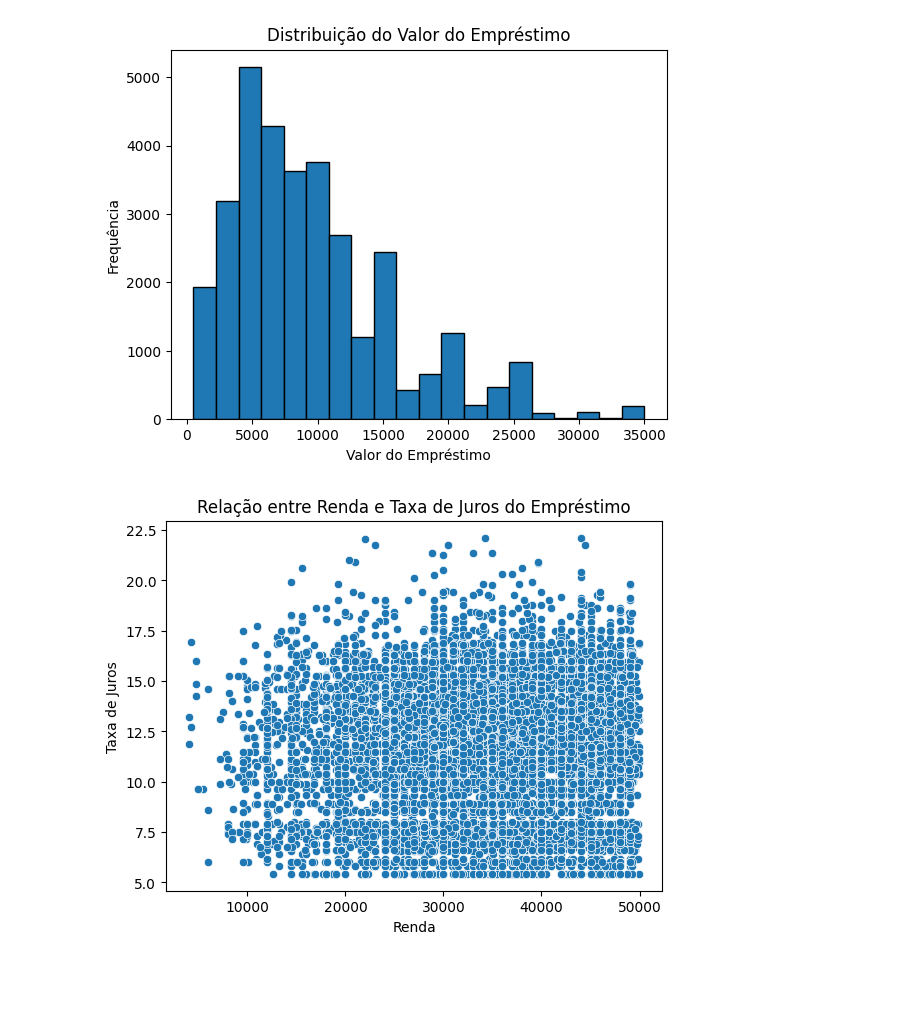
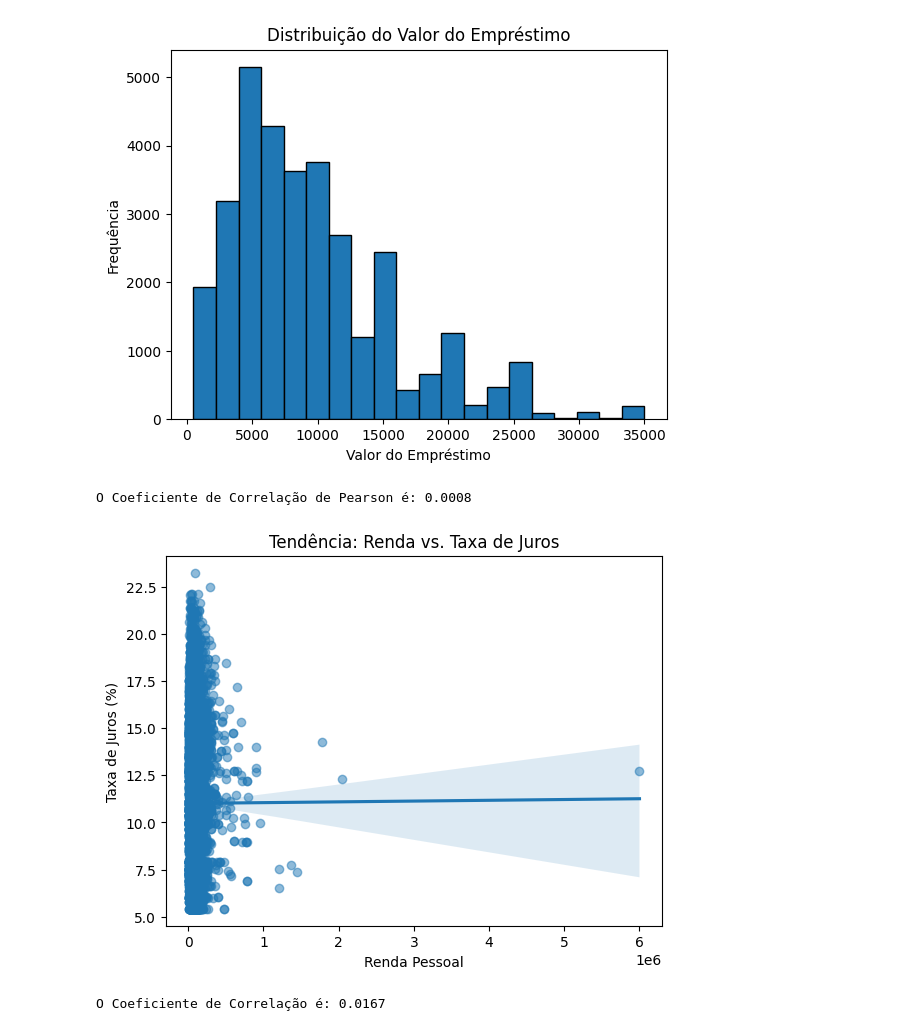
Before and after one commit to marcosaraujoCL/projeto-aplicado-inclusao-financeira, a Jupyter notebook: notebooks/AED.ipynb, the cells around one changed output. Cells and saved outputs as stored; diff of their text form; code cells hidden in the pictures; blank space fills up the shorter version.

```diff
--- a/notebooks/AED.ipynb
+++ b/notebooks/AED.ipynb
@@ -31,15 +33,54 @@ plt.ylabel('Frequência')
 plt.show()
 # %% [output]
 [figure]
-# %%
-import seaborn as sns
-import matplotlib.pyplot as plt
-
-df_filtrado = df[df['person_income'] < 50000]
-sns.scatterplot(data=df_filtrado, x='person_income', y='loan_int_rate')
-plt.title('Relação entre Renda e Taxa de Juros do Empréstimo')
-plt.xlabel('Renda')
-plt.ylabel('Taxa de Juros')
-plt.show()
-# %% [output]
-[figure, removed]
+# %%
+# --- ANÁLISE DE CORRELAÇÃO: RENDA PESSOAL vs. TAXA DE JUROS ---
+#  O coeficiente varia de -1 a 1 e indica a força da relação linear entre Renda e Juros:
+
+# 1. Próximo de -1 (Correlação Negativa Forte):
+#  ndica que quanto maior a renda, menores tendem a ser os juros.
+
+# 2. Próximo de 0 (Correlação Linear Fraca ou Ausente):
+#  Indica que não há uma relação linear relevante entre as variáveis.
+# Nesse caso, a renda isoladamente não influencia significativamente a taxa de juros
+
+# 3. Próximo de 1 (Correlação Positiva Forte):
+#  Indica que quanto maior a renda, maiores tendem a ser os juros.
+
+correlacao_renda_pessoal = df['person_income'].corr(df['loan_int_rate'])
+
+print(f"O Coeficiente de Correlação é: {correlacao_renda_pessoal:.4f}")
+# %% [output]
+O Coeficiente de Correlação de Pearson é: 0.0008
+# %%
+# Gráfico de Tendência: Renda vs. Juros
+sns.regplot(data=df, x='person_income', y='loan_int_rate', scatter_kws={'alpha':0.5})
+plt.title('Tendência: Renda vs. Taxa de Juros')
+plt.xlabel('Renda Pessoal')
+plt.ylabel('Taxa de Juros (%)')
+plt.show()
+# %% [output]
+[figure, added]
+# %%
+# --- ANÁLISE DE CORRELAÇÃO: HISTÓRICO DE CRÉDITO vs. TAXA DE JUROS ---
+# O Coeficiente de Pearson avalia a relação linear entre o histórico de crédito e a taxa de juros:
+
+# 1. Próximo de -1:
+# Indica que quanto maior o histórico, menor tende a ser a taxa de juros.
+
+# 2. Próximo de 0:
+# Indica ausência de relação linear relevante entre as variáveis.
+# Nesse caso, o histórico de crédito isoladamente não parece influenciar bem a taxa de juros.
+
+# 3. Próximo de 1:
+# Indica que quanto maior o histórico, maior tende a ser a taxa de juros.
+
+# RESULTADO OBTIDO: 0.0167 (Praticamente zero)
+# CONCLUSÃO: O tempo de histórico de crédito (cb_person_cred_hist_length) não apresenta
+# relação linear relevante com a taxa de juros (loan_int_rate) neste dataset.
+
+correlacao_tempo_credito = df['cb_person_cred_hist_length'].corr(df['loan_int_rate'])
+
+print(f"O Coeficiente de Correlação é: {correlacao_tempo_credito:.4f}")
+# %% [output]
+O Coeficiente de Correlação é: 0.0167
```
Also changed, not shown: parts of 3 cells of this notebook.
